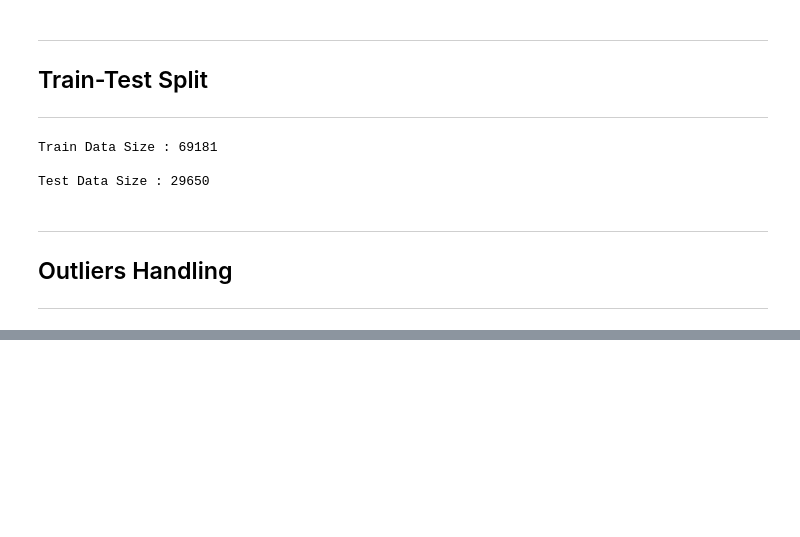
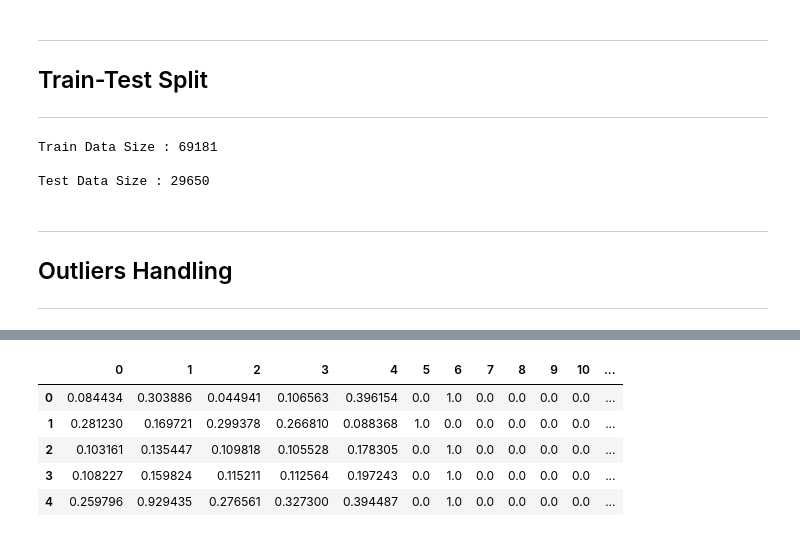
Before and after one commit to FTDS-assignment-bay/p2-final-project-ftds-051-rmt-group-001, a Jupyter notebook: Predict/DS_Model.ipynb, the cells around one changed output, grey strips where cells are left out. Drawn from its saved outputs; the diff is of its cells as text; code cells hidden in the pictures; blank space fills up the shorter version.

```diff
--- a/Predict/DS_Model.ipynb
+++ b/Predict/DS_Model.ipynb
@@ -490,0 +652,11 @@ None
+# %%
+X_test_final_df = pd.DataFrame(X_test_final)
+
+X_test_final_df.head()
+# %% [output]
+|  | 0 | 1 | 2 | 3 | 4 | 5 | 6 | 7 | 8 | 9 | 10 | ... |
+| 0 | 0.084434 | 0.303886 | 0.044941 | 0.106563 | 0.396154 | 0.0 | 1.0 | 0.0 | 0.0 | 0.0 | 0.0 | ... |
+| 1 | 0.281230 | 0.169721 | 0.299378 | 0.266810 | 0.088368 | 1.0 | 0.0 | 0.0 | 0.0 | 0.0 | 0.0 | ... |
+| 2 | 0.103161 | 0.135447 | 0.109818 | 0.105528 | 0.178305 | 0.0 | 1.0 | 0.0 | 0.0 | 0.0 | 0.0 | ... |
+| 3 | 0.108227 | 0.159824 | 0.115211 | 0.112564 | 0.197243 | 0.0 | 1.0 | 0.0 | 0.0 | 0.0 | 0.0 | ... |
+| 4 | 0.259796 | 0.929435 | 0.276561 | 0.327300 | 0.394487 | 0.0 | 1.0 | 0.0 | 0.0 | 0.0 | 0.0 | ... |
```
Also changed, not shown: parts of 33 cells of this notebook.
